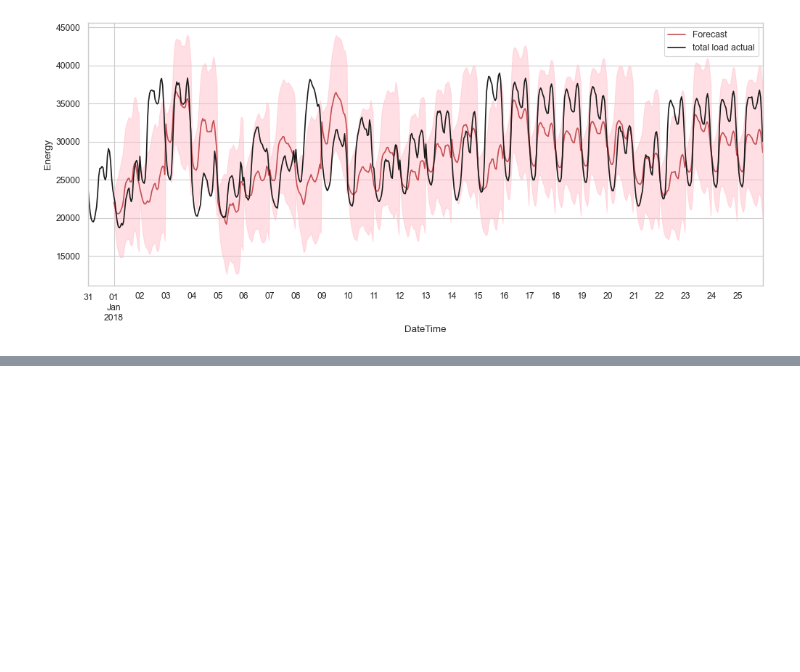
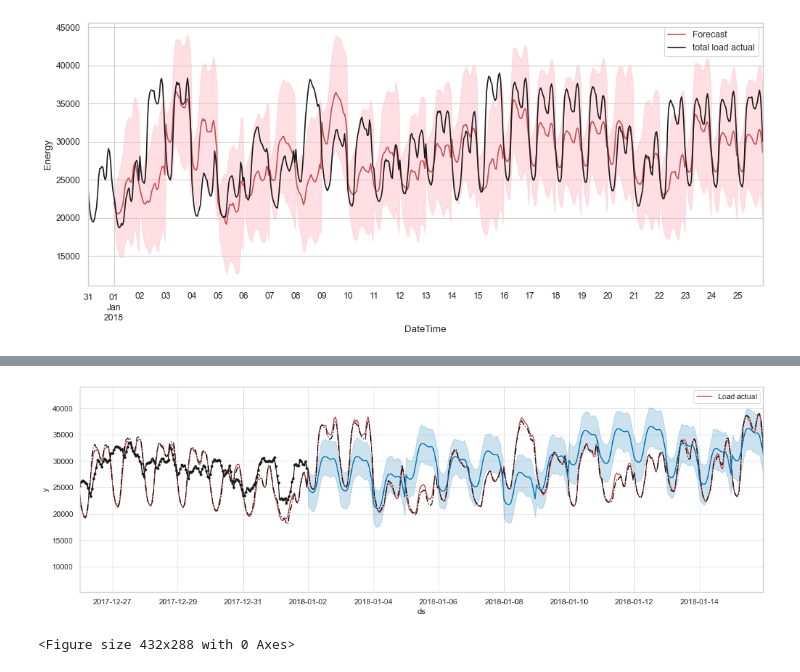
Before and after one commit to mendyhsu/Capstone, a Jupyter notebook: Modeling.ipynb, the cells around one changed output, grey strips where cells are left out. Saved outputs shown, nothing was run; the diff lists cells and outputs as text; code cells hidden in the pictures; blank space fills up the shorter version.

Commit message:
add d_TimeSeriesModeling.ipynb

```diff
--- a/Modeling.ipynb
+++ b/Modeling.ipynb
@@ -831,0 +791,13 @@ plot = plt.suptitle('First Week of January Forecast vs Actuals')
+# %%
+model = Prophet(seasonality_mode='additive',#'multiplicative',
+                daily_seasonality=True,
+                weekly_seasonality=True,
+                changepoint_prior_scale=0.2,
+                seasonality_prior_scale=1.5)
+# model.add_regressor('quarter')
+# model.add_regressor('dayofweek')
+# model.add_regressor('month')
+model.add_regressor('AvgTrend')
+# model.add_regressor('dayofweek')
+# model.add_regressor('weekofyear')
+model.fit(dfPh_train)
@@ -831,0 +880,23 @@ plot = plt.suptitle('First Week of January Forecast vs Actuals')
+# %%
+f, ax = plt.subplots(1)
+f.set_figheight(5)
+f.set_figwidth(15)
+
+t1 = pd.Timestamp(forecast_start)-timedelta(days=7)
+
+ax.plot(df.loc[t1:forecast_end].index, df['total load actual'].loc[t1:forecast_end], color='r', label='Load actual')
+ax.plot(df.loc[t1:forecast_end].index, df['total load forecast'].loc[t1:forecast_end], 'k-.')
+
+line = model.plot(forcasts, ax=ax)
+
+ax.set_xlim(t1,pd.Timestamp(forecast_end))
+#ax.set_ylim(0, 60000)
+
+line.set_label('Label via method')
+ax.legend()
+plt.plot(model.history['ds'].iloc[-240:].dt.to_pydatetime(), model.history['y'].iloc[-240:], 'k-')
+plt.show()
+plot = plt.suptitle('First Week of January Forecast vs Actuals')
+# %% [output]
+[figure, added]
+<Figure size 432x288 with 0 Axes>
```
Also changed, not shown: parts of 75 cells of this notebook, 1 other file.
